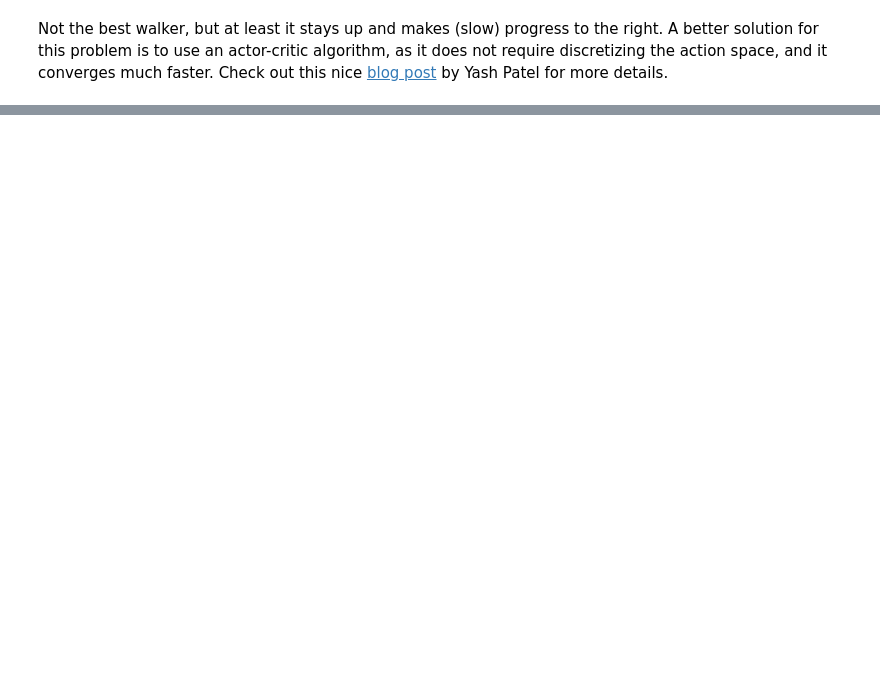
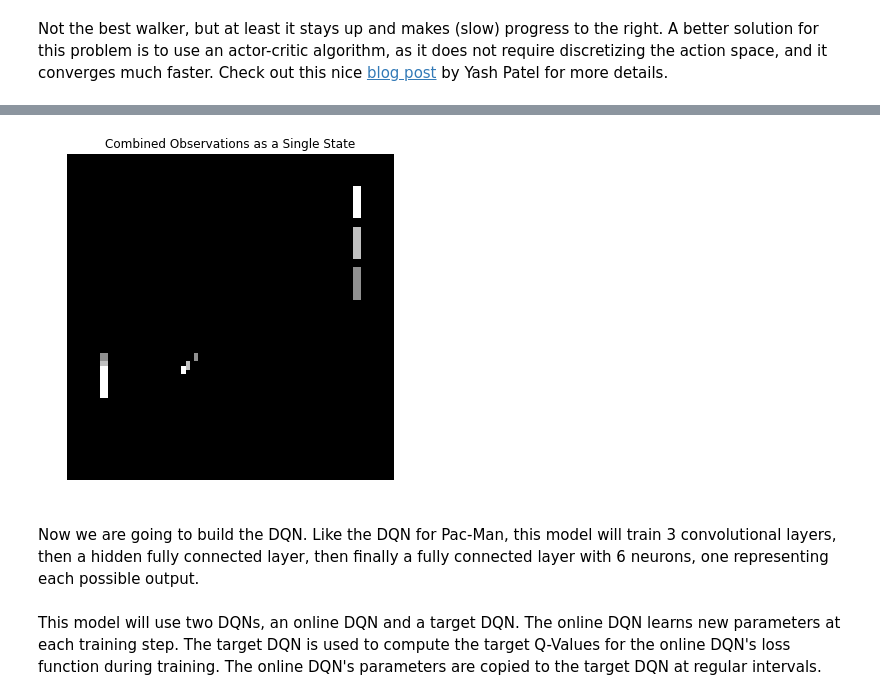
Before and after one commit to ageron/handson-ml, a Jupyter notebook: 16_reinforcement_learning.ipynb, the cells around one changed output, grey strips where cells are left out. Cells and saved outputs as stored; diff of their text form; code cells hidden in the pictures; blank space fills up the shorter version.

```diff
--- a/16_reinforcement_learning.ipynb
+++ b/16_reinforcement_learning.ipynb
@@ -1337,0 +1414,28 @@ A better solution for this problem is to use an actor-critic algorithm, as it do
+# %%
+def combine_observations(preprocess_observations, dim_factor=0.75):
+    dimmed = [obs * (dim_factor ** idx)
+              for idx, obs in enumerate(reversed(preprocess_observations))]
+    return np.max(np.array(dimmed), axis=0)
+# %%
+n_observations_per_state = 3
+
+obs = env.reset()
+for _ in range(20):
+    obs, _, _, _ = env.step(0)
+
+preprocess_observations = []
+for _ in range(n_observations_per_state):
+    obs, _, _, _ = env.step(2)
+    preprocess_observations.append(preprocess_observation(obs))
+
+img = combine_observations(preprocess_observations)
+
+plt.figure(figsize=(6, 6))
+plt.title('Combined Observations as a Single State')
+plt.imshow(img, interpolation='nearest', cmap='gray')
+plt.axis('off')
+plt.show()
+# %% [output]
+[figure, added]
+# %% [markdown]
+Now we are going to build the DQN. Like the DQN for Pac-Man, this model will train 3 convolutional layers, then a hidden fully connected layer, then finally a fully connected layer with 6 neurons, one representing each possible output.
@@ -1337,0 +1461,2 @@ A better solution for this problem is to use an actor-critic algorithm, as it do
+# %% [markdown]
+This model will use two DQNs, an online DQN and a target DQN. The online DQN learns new parameters at each training step. The target DQN is used to compute the target Q-Values for the online DQN's loss function during training. The online DQN's parameters are copied to the target DQN at regular intervals.
```
Also changed, not shown: parts of 29 cells of this notebook.
